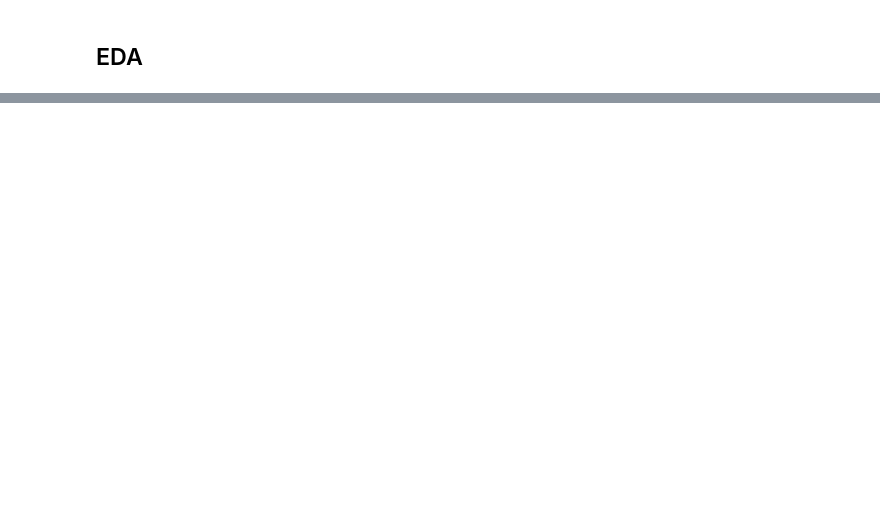
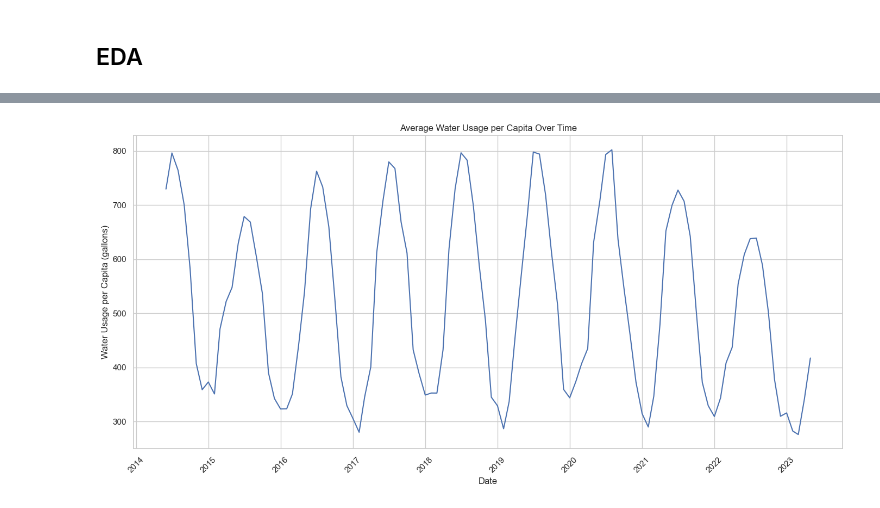
Before and after one commit to harneetdhillon2020/cmpe255_final_project, a Jupyter notebook: 255_project.ipynb, the cells around one changed output, grey strips where cells are left out. Saved outputs shown, nothing was run; the diff lists cells and outputs as text; code cells hidden in the pictures; blank space fills up the shorter version.

```diff
--- a/255_project.ipynb
+++ b/255_project.ipynb
@@ -421,0 +460,12 @@ df
+# %%
+!pip install dask
+!pip install dask-bigquery
+import dask_bigquery
+import dask.dataframe as dd
+
+# Connect to BigQuery and load data
+ddf = dask_bigquery.read_gbq(
+    project_id='total-method-443918-j6',
+    dataset_id='california_water_data',
+    table_id='water_levels'
+)
@@ -460,0 +594,17 @@ Missing values by column:
+# %%
+# Water usage per capita over time
+capita_series = ddf.groupby('month_year')['water_usage_per_capita'].mean().compute()
+capita_series = capita_series.sort_index()
+
+plt.figure(figsize=(14, 7))
+plt.plot(capita_series.index, capita_series.values)
+plt.title('Average Water Usage per Capita Over Time')
+plt.xlabel('Date')
+plt.ylabel('Water Usage per Capita (gallons)')
+plt.xticks(rotation=45)
+plt.tight_layout()
+plt.savefig('./images/water_usage_per_capita_time_series.svg', dpi=300)
+plt.show()
+plt.close()
+# %% [output]
+[figure, added]
```
Also changed, not shown: parts of 47 cells of this notebook, 26 other files.
